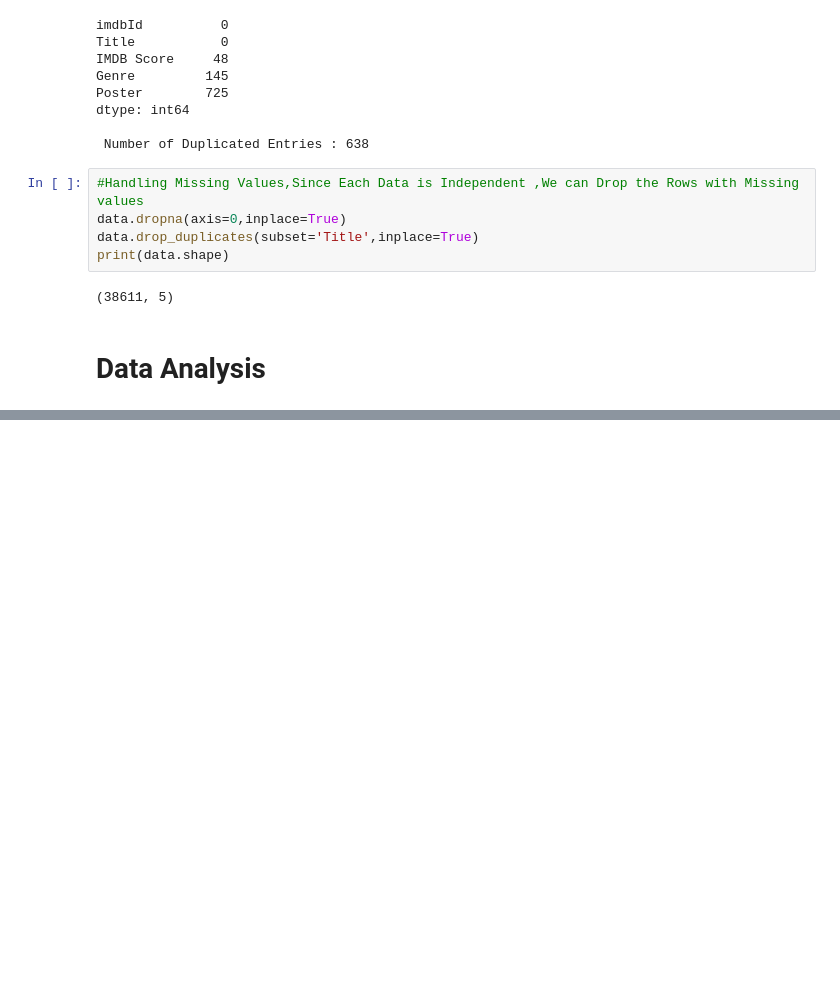
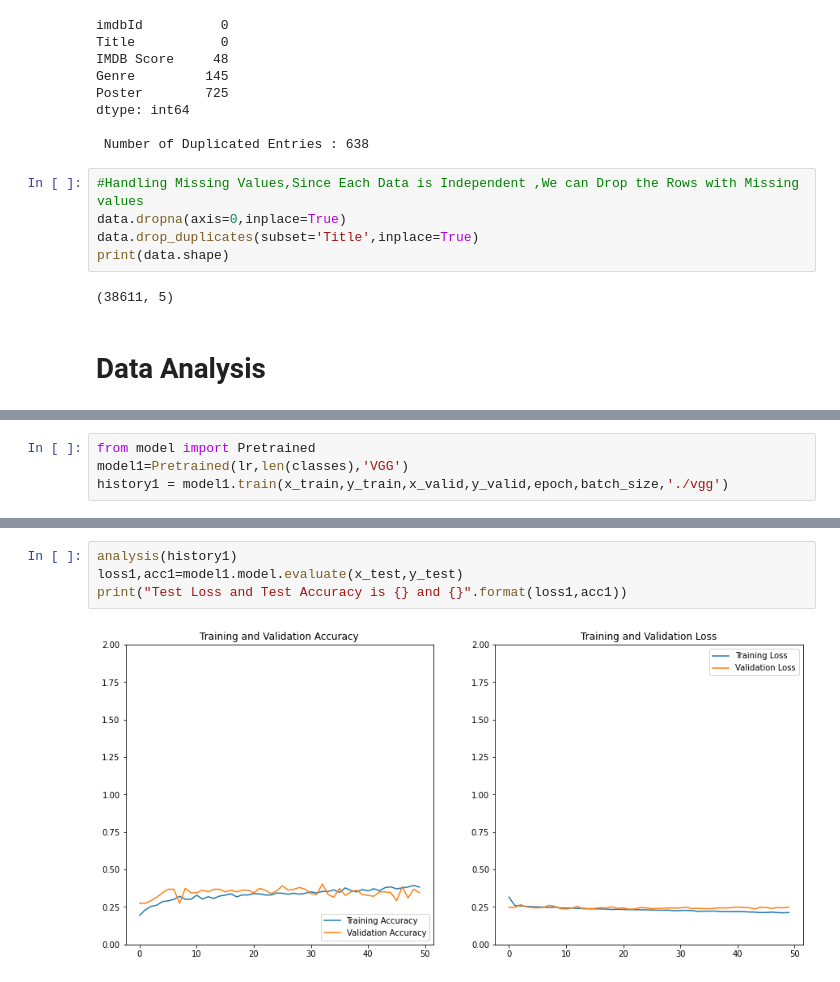
Before and after one commit to SreeGaneshTN/Movie-Genre-Prediction, a Jupyter notebook: main.ipynb, the cells around one changed output, grey strips where cells are left out. Drawn from its saved outputs; the diff is of its cells as text; blank space fills up the shorter version.

```diff
--- a/main.ipynb
+++ b/main.ipynb
@@ -233,0 +310,4 @@ analysis(history)
+# %%
+from model import Pretrained
+model1=Pretrained(lr,len(classes),'VGG')
+history1 = model1.train(x_train,y_train,x_valid,y_valid,epoch,batch_size,'./vgg')
@@ -233,0 +332,6 @@ analysis(history)
+# %%
+analysis(history1)
+loss1,acc1=model1.model.evaluate(x_test,y_test)
+print("Test Loss and Test Accuracy is {} and {}".format(loss1,acc1))
+# %% [output]
+[figure, added]
```
Also changed, not shown: parts of 25 cells of this notebook.
